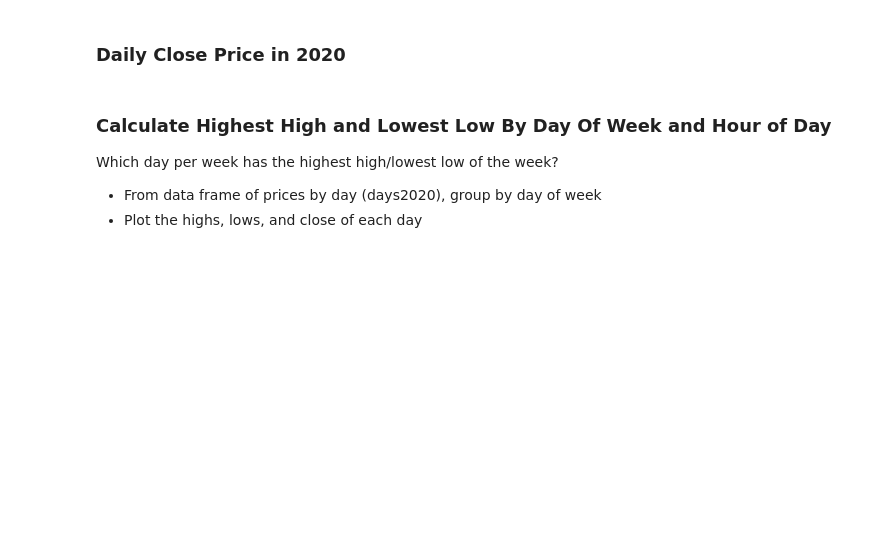
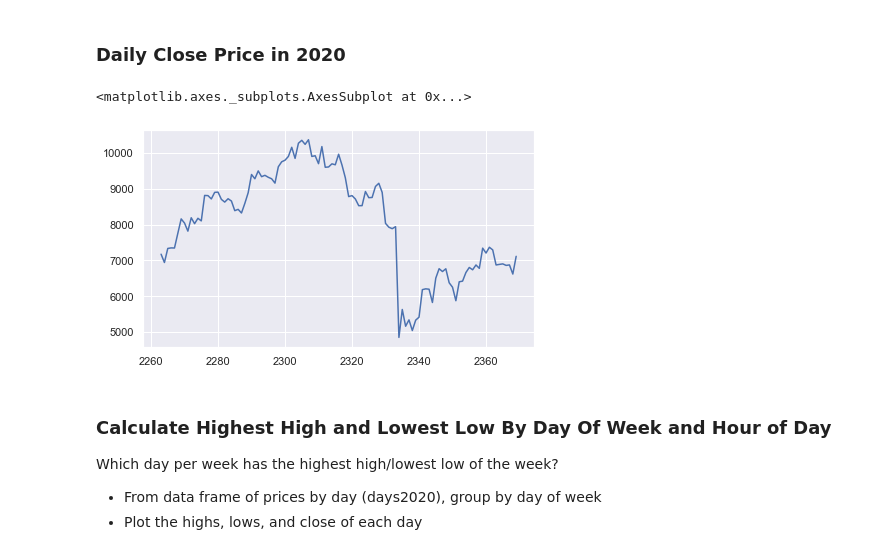
Before and after one commit to a-epstein/crypto-analysis, a Jupyter notebook: kraken_analysis.ipynb, the cells around one changed output. Drawn from its saved outputs; the diff is of its cells as text; code cells hidden in the pictures; blank space fills up the shorter version.

```diff
--- a/kraken_analysis.ipynb
+++ b/kraken_analysis.ipynb
@@ -203,16 +185,19 @@ average_price_by_day = day_group_df.groupby('DayOfWeek')['ClosePrice'].mean()
 # %%
 # Ok let's scale down for now and just look at rolling average over the course of 2020
 start_date = '01-01-2020'
-end_date = '4-15-2020'
+end_date = '4-17-2020'
 mask = (dayofweek_df['Date'] > start_date) & (dayofweek_df['Date'] <= end_date)
 
 # Filter using our mask
 days_2020_df = dayofweek_df.loc[mask]
 
 # Look at only the mean per day of the week in 2020
 #days2020_grouped = day_2020.groupby('DayOfWeek')['ClosePrice'].mean()
 
-#days2020_grouped.plot()
+days_2020_df['ClosePrice'].plot(figsize=(7,4))
+# %% [output]
+<matplotlib.axes._subplots.AxesSubplot at 0x...>
+[figure, added]
 # %% [markdown]
 ### Calculate Highest High and Lowest Low By Day Of Week and Hour of Day
 
```
Also changed, not shown: parts of 17 cells of this notebook.
